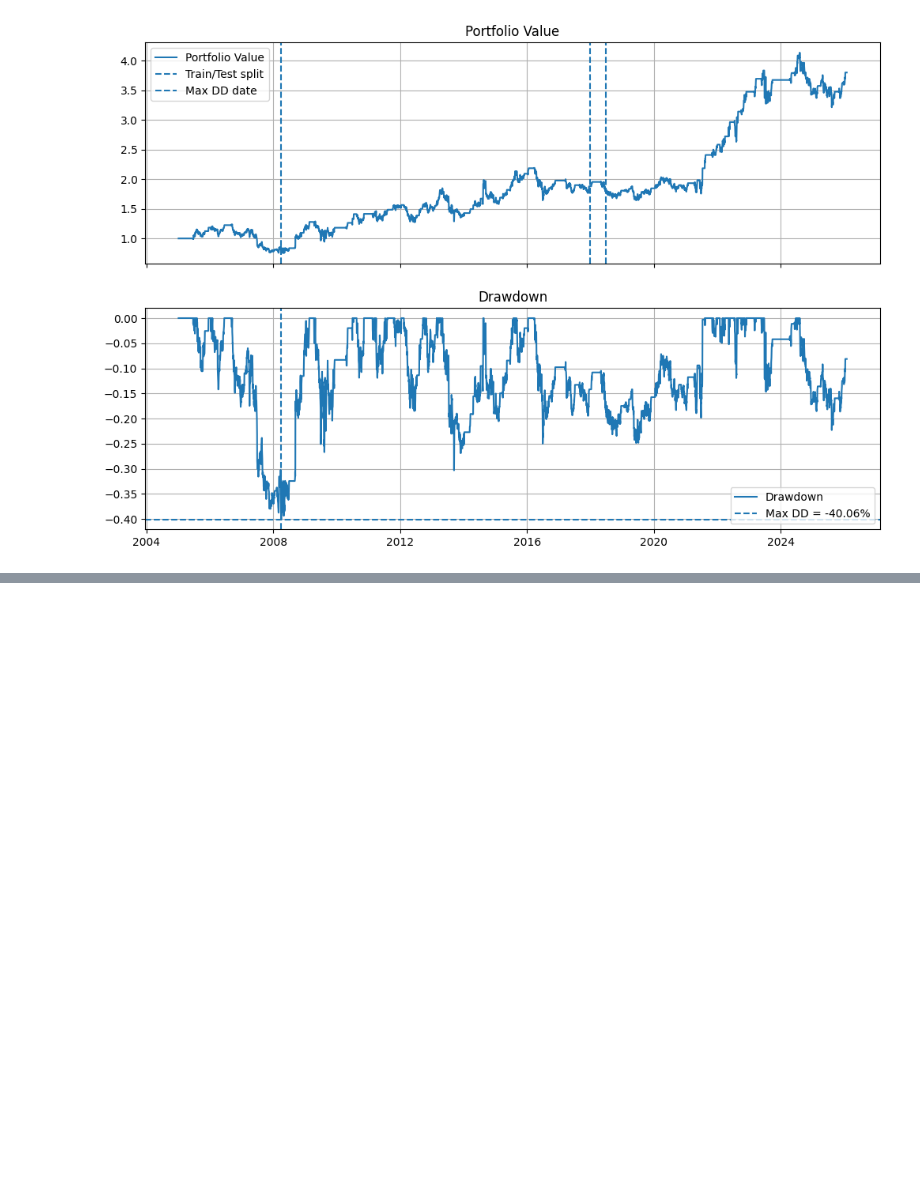
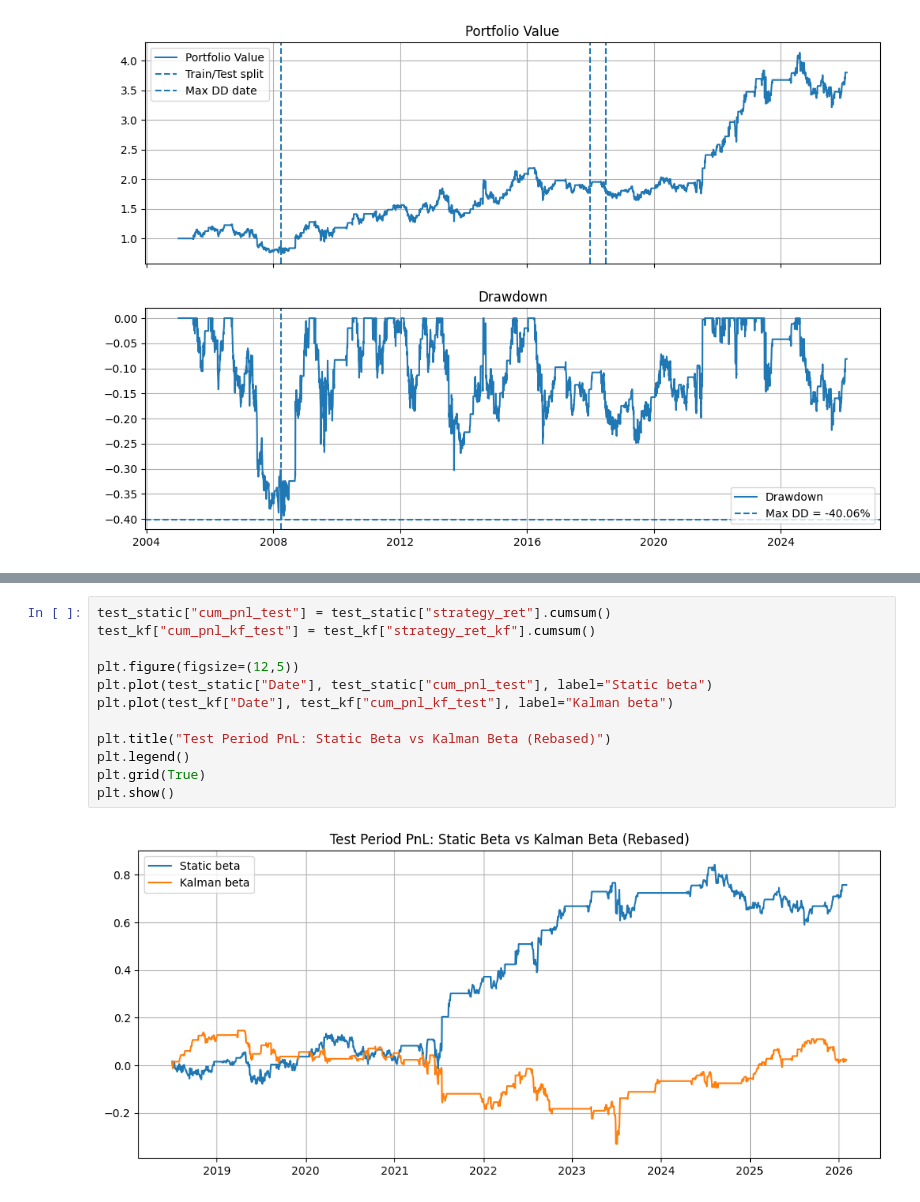
Before and after one commit to wiktorgrocholewski/Spring2026-TIC, a Jupyter notebook: 6_mean_reversion_strategy/Strategy Antonio.ipynb, the cells around one changed output, grey strips where cells are left out. Cells and saved outputs as stored; diff of their text form; blank space fills up the shorter version.

```diff
--- a/6_mean_reversion_strategy/Strategy Antonio.ipynb
+++ b/6_mean_reversion_strategy/Strategy Antonio.ipynb
@@ -472,0 +613,14 @@ Date of maximum drawdown: 2008-04-01 00:00:00
+# %%
+test_static["cum_pnl_test"] = test_static["strategy_ret"].cumsum()
+test_kf["cum_pnl_kf_test"] = test_kf["strategy_ret_kf"].cumsum()
+
+plt.figure(figsize=(12,5))
+plt.plot(test_static["Date"], test_static["cum_pnl_test"], label="Static beta")
+plt.plot(test_kf["Date"], test_kf["cum_pnl_kf_test"], label="Kalman beta")
+
+plt.title("Test Period PnL: Static Beta vs Kalman Beta (Rebased)")
+plt.legend()
+plt.grid(True)
+plt.show()
+# %% [output]
+[figure, added]
```
Also changed, not shown: parts of 9 cells of this notebook.
